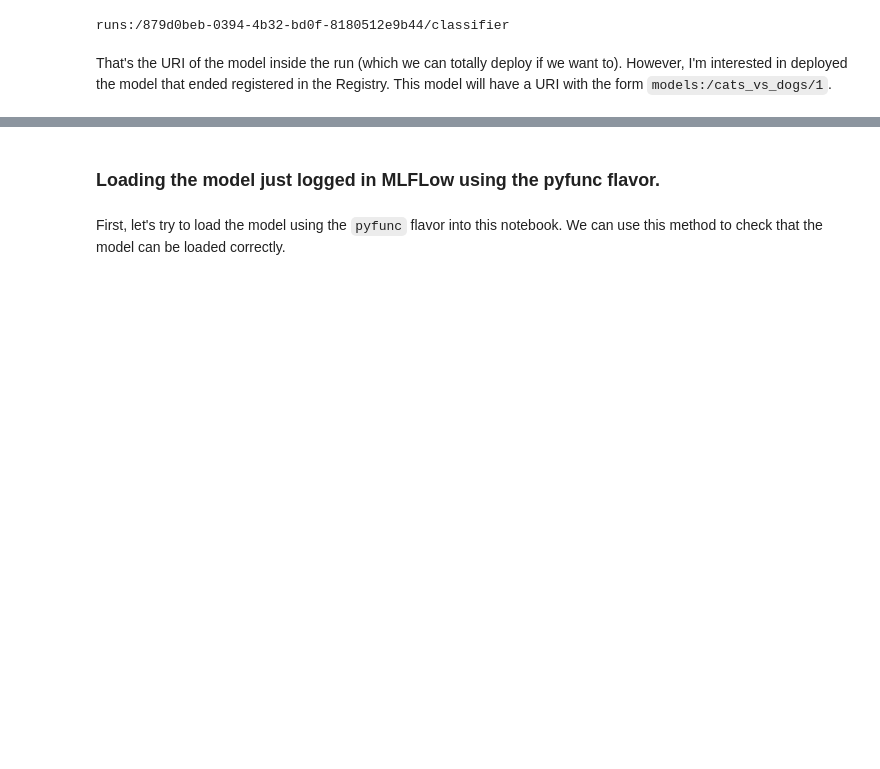
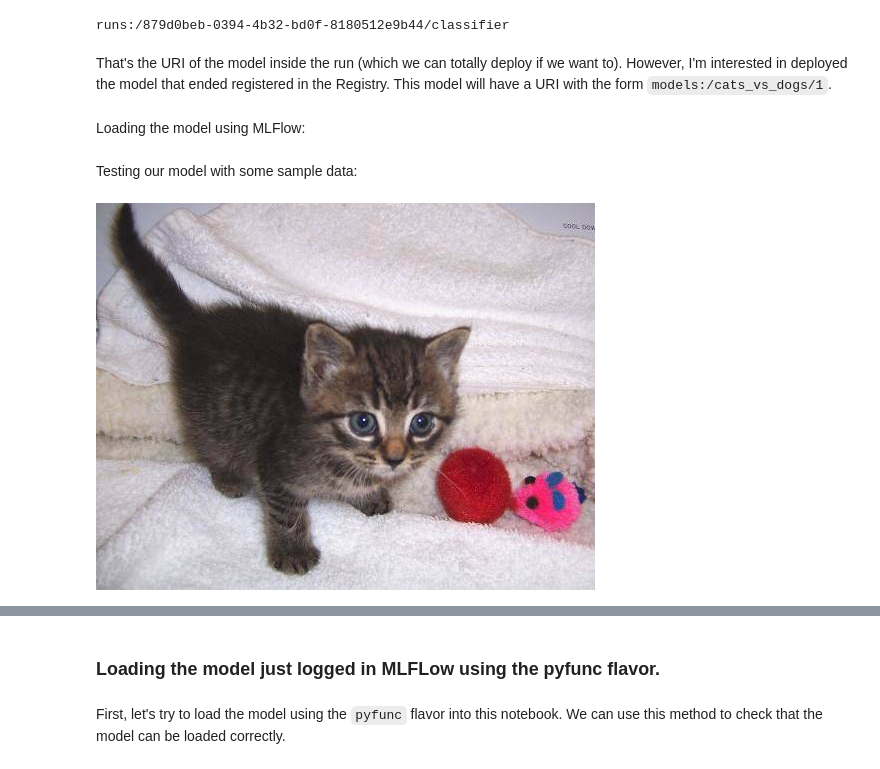
Before and after one commit to santiagxf/mlflow-deployments, a Jupyter notebook: dogs-and-cats/fastai-dogs-and-cats.ipynb, the cells around one changed output, grey strips where cells are left out. Cells and saved outputs as stored; diff of their text form; code cells hidden in the pictures; blank space fills up the shorter version.

```diff
--- a/dogs-and-cats/fastai-dogs-and-cats.ipynb
+++ b/dogs-and-cats/fastai-dogs-and-cats.ipynb
@@ -214,0 +221,2 @@ serving_model_uri = 'models:/cats_vs_dogs/1'
+# %% [markdown]
+Loading the model using MLFlow:
@@ -214,0 +225,6 @@ serving_model_uri = 'models:/cats_vs_dogs/1'
+# %% [markdown]
+Testing our model with some sample data:
+# %%
+sample_img
+# %% [output]
+[figure, added]
```
Also changed, not shown: parts of 10 cells of this notebook, 1 other file.
